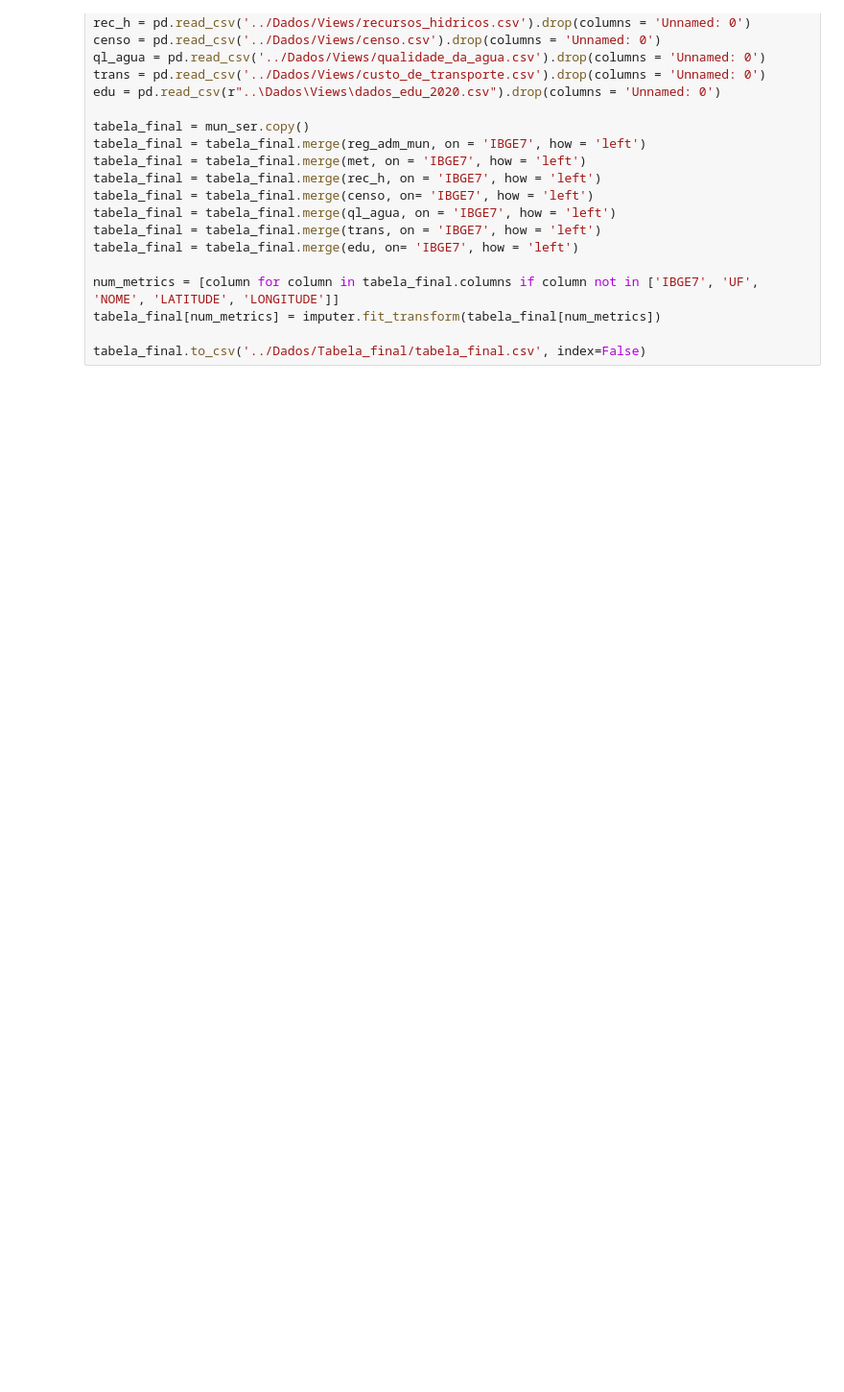
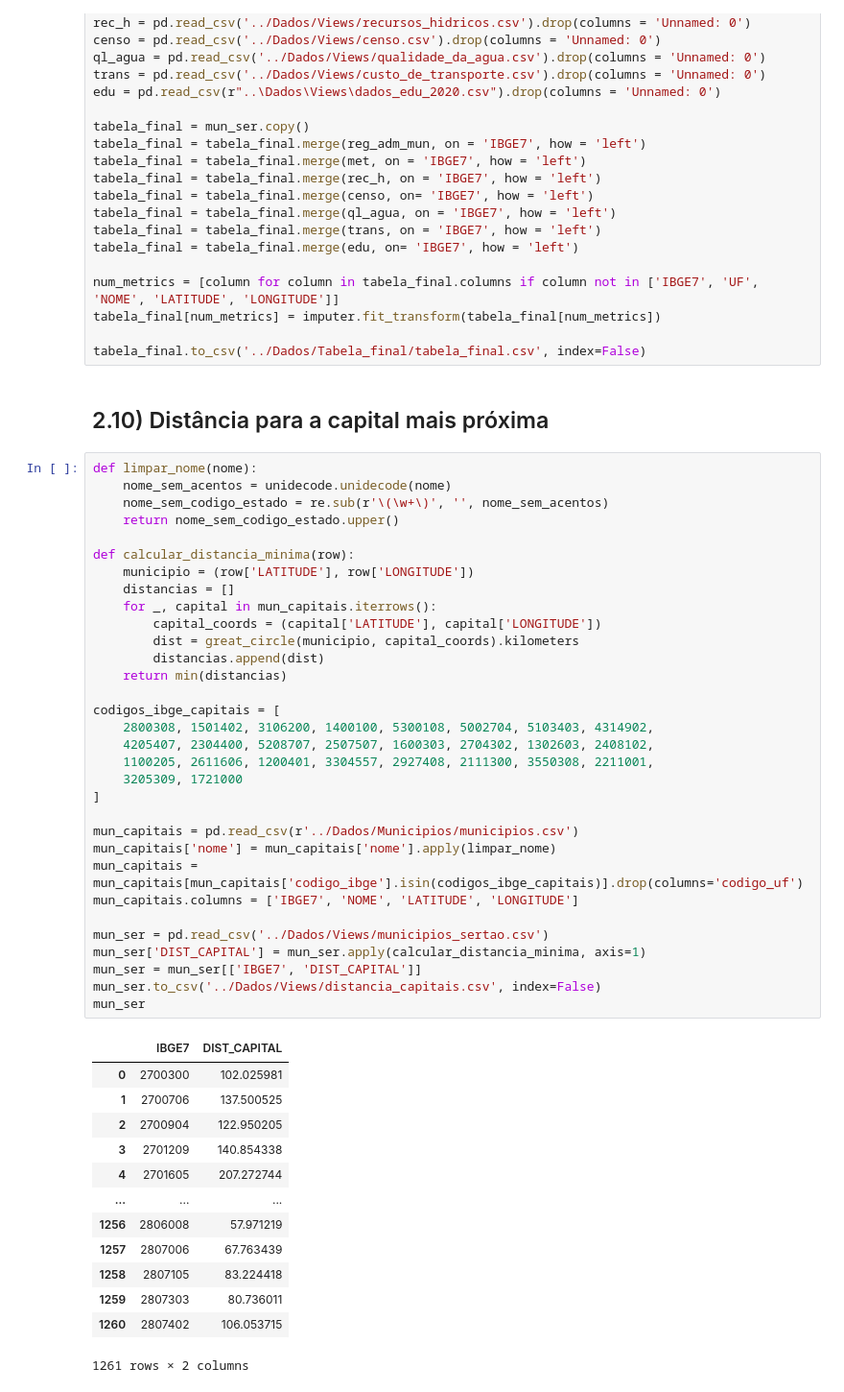
Before and after one commit to caiosoter/BCG2023, a Jupyter notebook: Notebooks/ColetaDosDados.ipynb, the cells around one changed output. Shown: that part at 96% size. Drawn from its saved outputs; the diff is of its cells as text; blank space fills up the shorter version.

```diff
--- a/Notebooks/ColetaDosDados.ipynb
+++ b/Notebooks/ColetaDosDados.ipynb
@@ -585,3 +585,51 @@ num_metrics = [column for column in tabela_final.columns if column not in ['IBGE
 tabela_final[num_metrics] = imputer.fit_transform(tabela_final[num_metrics])
 
 tabela_final.to_csv('../Dados/Tabela_final/tabela_final.csv', index=False)
+# %% [markdown]
+## 2.10) Distância para a capital mais próxima
+# %%
+def limpar_nome(nome):
+    nome_sem_acentos = unidecode.unidecode(nome)
+    nome_sem_codigo_estado = re.sub(r'\(\w+\)', '', nome_sem_acentos)
+    return nome_sem_codigo_estado.upper()
+
+def calcular_distancia_minima(row):
+    municipio = (row['LATITUDE'], row['LONGITUDE'])
+    distancias = []
+    for _, capital in mun_capitais.iterrows():
+        capital_coords = (capital['LATITUDE'], capital['LONGITUDE'])
+        dist = great_circle(municipio, capital_coords).kilometers
+        distancias.append(dist)
+    return min(distancias)
+
+codigos_ibge_capitais = [
+    2800308, 1501402, 3106200, 1400100, 5300108, 5002704, 5103403, 4314902,
+    4205407, 2304400, 5208707, 2507507, 1600303, 2704302, 1302603, 2408102,
+    1100205, 2611606, 1200401, 3304557, 2927408, 2111300, 3550308, 2211001,
+    3205309, 1721000
+]
+
+mun_capitais = pd.read_csv(r'../Dados/Municipios/municipios.csv')
+mun_capitais['nome'] = mun_capitais['nome'].apply(limpar_nome)
+mun_capitais = mun_capitais[mun_capitais['codigo_ibge'].isin(codigos_ibge_capitais)].drop(columns='codigo_uf')
+mun_capitais.columns = ['IBGE7', 'NOME', 'LATITUDE', 'LONGITUDE']
+
+mun_ser = pd.read_csv('../Dados/Views/municipios_sertao.csv')
+mun_ser['DIST_CAPITAL'] = mun_ser.apply(calcular_distancia_minima, axis=1)
+mun_ser = mun_ser[['IBGE7', 'DIST_CAPITAL']]
+mun_ser.to_csv('../Dados/Views/distancia_capitais.csv', index=False)
+mun_ser
+# %% [output]
+|  | IBGE7 | DIST_CAPITAL |
+| 0 | 2700300 | 102.025981 |
+| 1 | 2700706 | 137.500525 |
+| 2 | 2700904 | 122.950205 |
+| 3 | 2701209 | 140.854338 |
+| 4 | 2701605 | 207.272744 |
+| ... | ... | ... |
+| 1256 | 2806008 | 57.971219 |
+| 1257 | 2807006 | 67.763439 |
+| 1258 | 2807105 | 83.224418 |
+| 1259 | 2807303 | 80.736011 |
+| 1260 | 2807402 | 106.053715 |
+1261 rows × 2 columns
```
Also changed, not shown: parts of 4 cells of this notebook, 1 other file.
